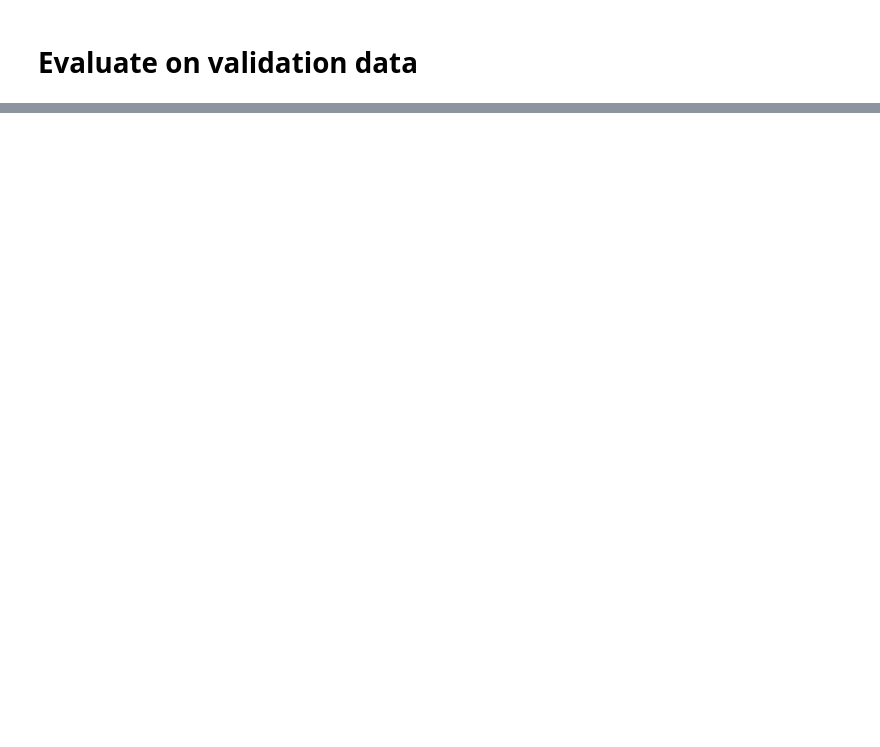
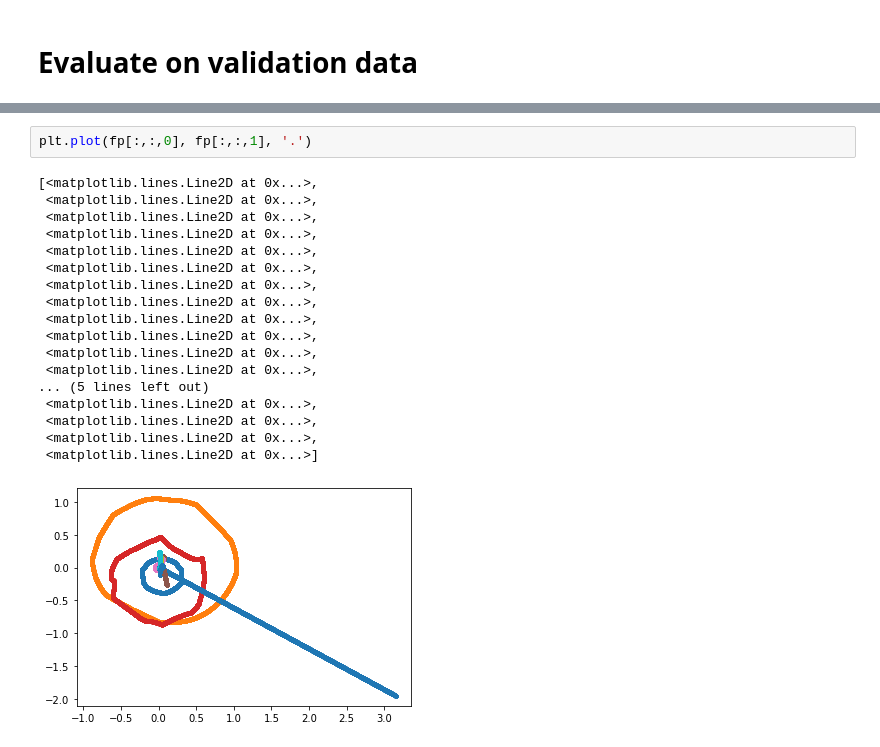
Before and after one commit to Pablo-Lemos/orbits, a Jupyter notebook: planets_tf2.ipynb, the cells around one changed output, grey strips where cells are left out. Drawn from its saved outputs; the diff is of its cells as text; blank space fills up the shorter version.

```diff
--- a/planets_tf2.ipynb
+++ b/planets_tf2.ipynb
@@ -359,0 +366,21 @@ plt.plot(ap[:,:,0], ap[:,:,1], '.')
+# %%
+plt.plot(fp[:,:,0], fp[:,:,1], '.')
+# %% [output]
+[<matplotlib.lines.Line2D at 0x...>,
+ <matplotlib.lines.Line2D at 0x...>,
+ <matplotlib.lines.Line2D at 0x...>,
+ <matplotlib.lines.Line2D at 0x...>,
+ <matplotlib.lines.Line2D at 0x...>,
+ <matplotlib.lines.Line2D at 0x...>,
+ <matplotlib.lines.Line2D at 0x...>,
+ <matplotlib.lines.Line2D at 0x...>,
+ <matplotlib.lines.Line2D at 0x...>,
+ <matplotlib.lines.Line2D at 0x...>,
+ <matplotlib.lines.Line2D at 0x...>,
+ <matplotlib.lines.Line2D at 0x...>,
+... (5 lines left out)
+ <matplotlib.lines.Line2D at 0x...>,
+ <matplotlib.lines.Line2D at 0x...>,
+ <matplotlib.lines.Line2D at 0x...>,
+ <matplotlib.lines.Line2D at 0x...>]
+[figure, added]
```
Also changed, not shown: parts of 12 cells of this notebook.
